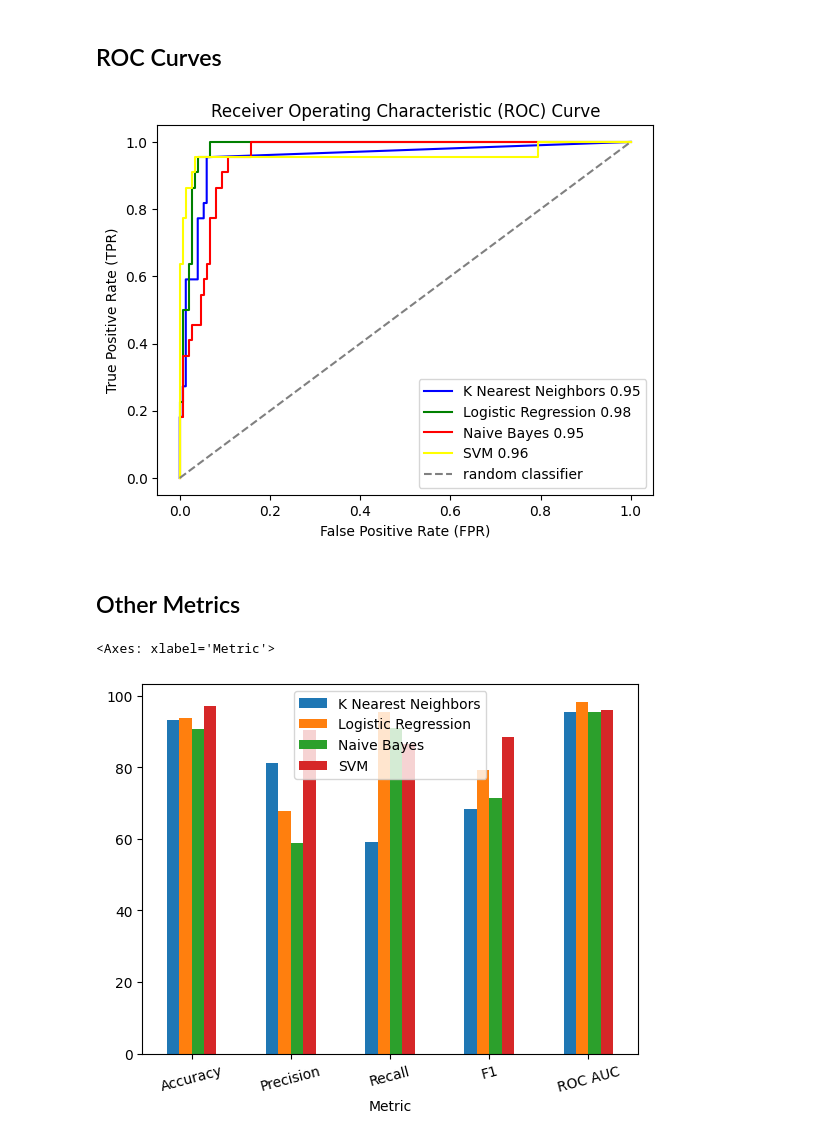
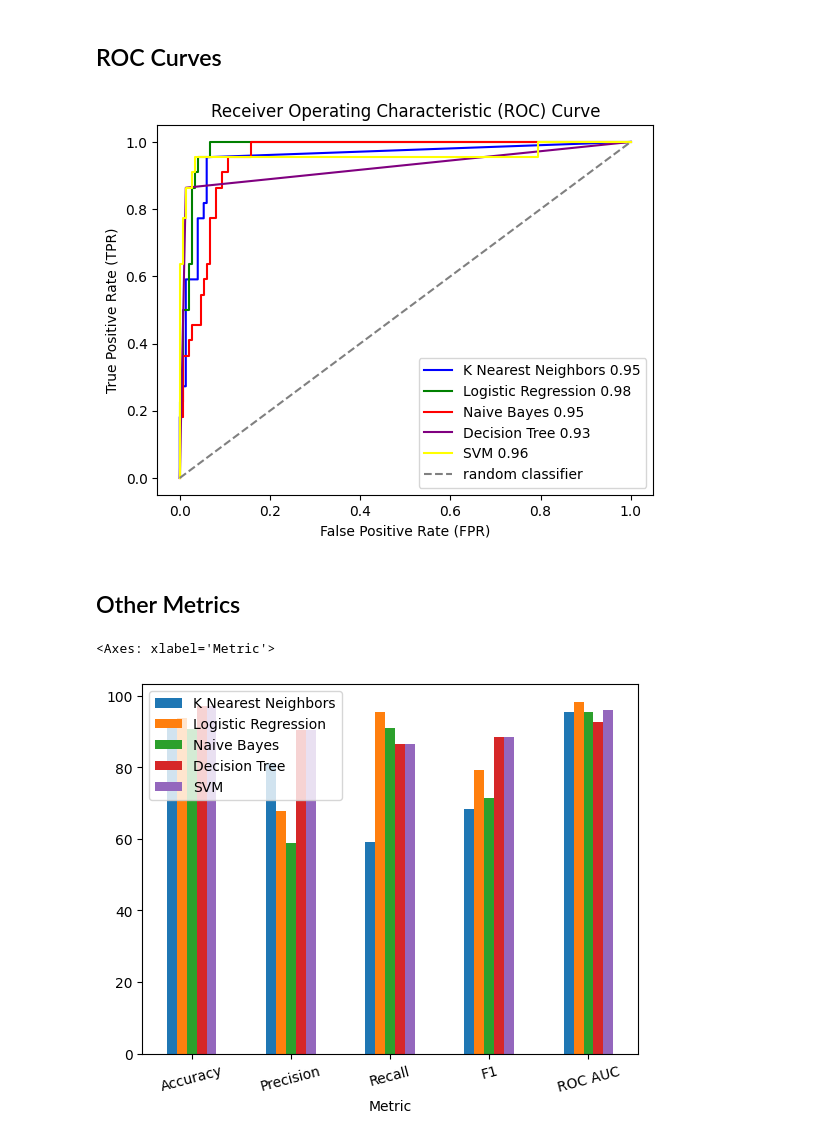
Before and after one commit to balbal1/Machine-Learning-Models, a Jupyter notebook: Machine_Learning_Project.ipynb, the cells around one changed output. Saved outputs shown, nothing was run; the diff lists cells and outputs as text; code cells hidden in the pictures.

Commit message:
merge the last two models

```diff
--- a/Machine_Learning_Project.ipynb
+++ b/Machine_Learning_Project.ipynb
@@ -363,0 +375,8 @@ draw_roc(y_test, y_test_prob)
+# %%
+from sklearn.tree import DecisionTreeClassifier
+
+# Initialize the Decision Tree classifier
+decision_tree_clf = DecisionTreeClassifier(random_state=0)
+
+# Train the model on training data
+decision_tree_clf.fit(X_train, y_train)
@@ -363,0 +404,8 @@ draw_roc(y_test, y_test_prob)
+# %%
+# Calculate the predicted result on test data
+y_test_pred = decision_tree_clf.predict(X_test)
+y_test_prob = decision_tree_clf.predict_proba(X_test)[:, 1]
+# %%
+# Compute test metrics
+decision_tree_metrics = get_metrics(y_test, y_test_pred, y_test_prob)
+decision_tree_metrics
@@ -434,11 +492,12 @@ draw_roc(y_test, y_prob_test_svm)
 # %% [markdown]
 ## ROC Curves
 # %%
-# curves.append({model_name: [fpr, tpr]})
+# Add Decision Tree ROC curve
 plt.plot(curves[0][0], curves[0][1], color='blue', label=f'K Nearest Neighbors {curves[0][2]:.2f}')
 plt.plot(curves[1][0], curves[1][1], color='green', label=f'Logistic Regression {curves[1][2]:.2f}')
 plt.plot(curves[2][0], curves[2][1], color='red', label=f'Naive Bayes {curves[2][2]:.2f}')
-plt.plot(curves[3][0], curves[3][1], color='yellow', label=f'SVM {curves[3][2]:.2f}')
+plt.plot(curves[3][0], curves[3][1], color='purple', label=f'Decision Tree {curves[3][2]:.2f}')
+plt.plot(curves[4][0], curves[4][1], color='yellow', label=f'SVM {curves[4][2]:.2f}')
 plt.plot([0, 1], [0, 1], color='gray', linestyle='--', label='random classifier')
 plt.xlabel('False Positive Rate (FPR)')
 plt.ylabel('True Positive Rate (TPR)')
@@ -446,19 +505,19 @@ plt.title('Receiver Operating Characteristic (ROC) Curve')
 plt.legend()
 plt.show()
 # %% [output]
-[figure, old version]
+[figure, new version]
 # %% [markdown]
 ## Other Metrics
 # %%
 metrics = pd.DataFrame({
     "Metric": ["Accuracy", "Precision", "Recall", "F1", "ROC AUC"],
     "K Nearest Neighbors": knn_metrics["values"],
     "Logistic Regression": logistic_metrics["values"],
     "Naive Bayes": bayes_metrics["values"],
-    "SVM":svm_metrics["values"]
-
+    "Decision Tree": decision_tree_metrics["values"],
+    "SVM": svm_metrics["values"]
 })
-metrics.plot(x = "Metric", kind="bar", rot=15)
+metrics.plot(x="Metric", kind="bar", rot=15)
 # %% [output]
 <Axes: xlabel='Metric'>
-[figure, old version]
+[figure, new version]
```
Also changed, not shown: parts of 12 cells of this notebook.
